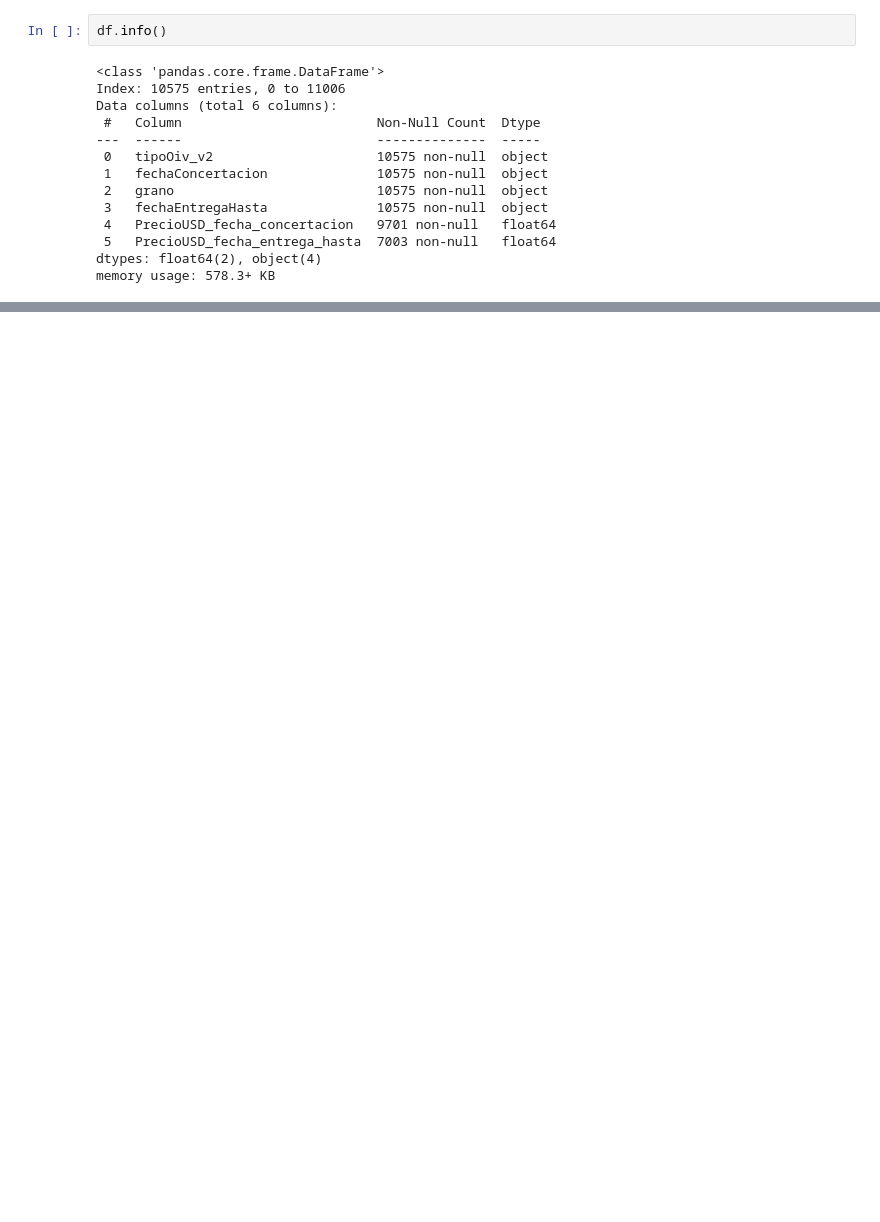
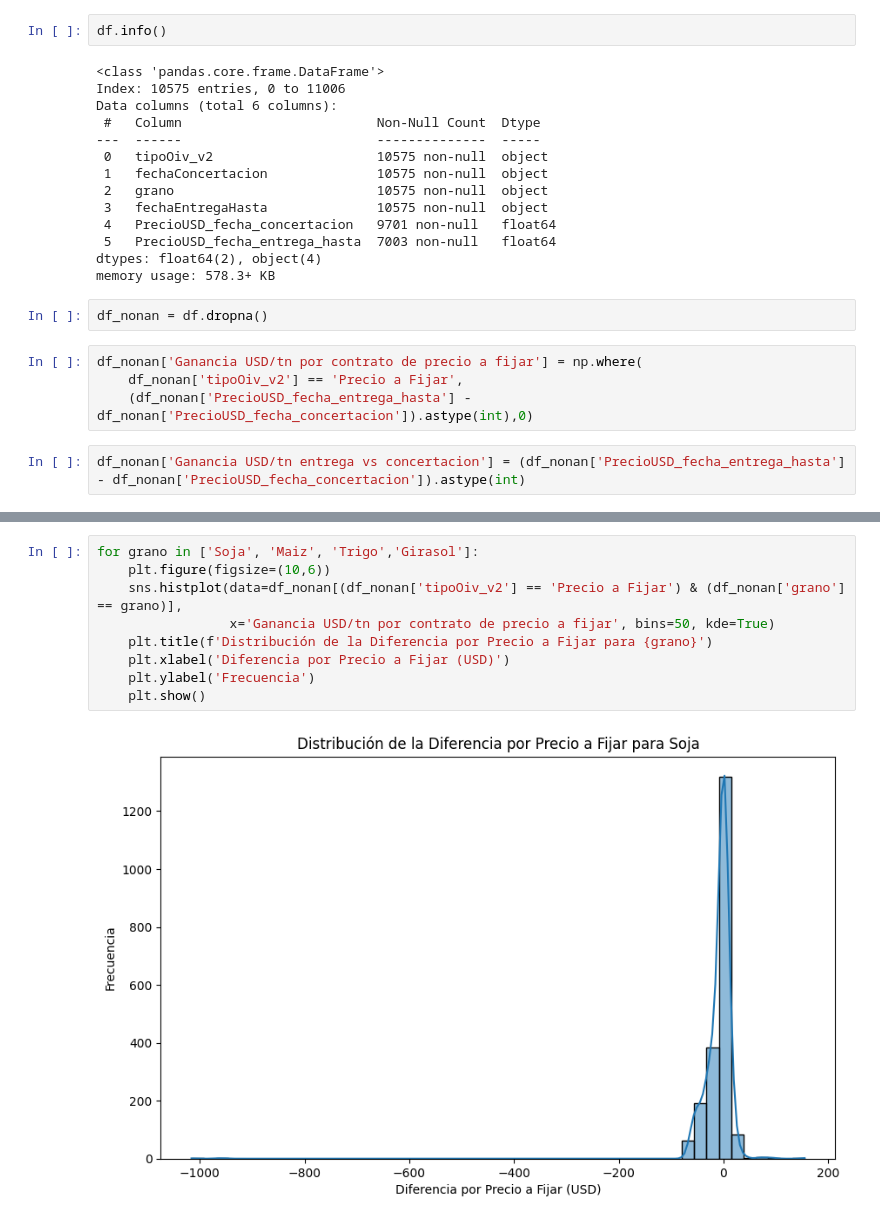
Before and after one commit to plijtmaer/web-mining-sio-granos, a Jupyter notebook: notebooks/5 - Precio Hecho vs. Precio a Fijar.ipynb, the cells around one changed output, grey strips where cells are left out. Cells and saved outputs as stored; diff of their text form; blank space fills up the shorter version.

```diff
--- a/notebooks/5 - Precio Hecho vs. Precio a Fijar.ipynb
+++ b/notebooks/5 - Precio Hecho vs. Precio a Fijar.ipynb
@@ -38,3 +40,11 @@ Data columns (total 6 columns):
  5   PrecioUSD_fecha_entrega_hasta  7003 non-null   float64
 dtypes: float64(2), object(4)
 memory usage: 578.3+ KB
+# %%
+df_nonan = df.dropna()
+# %%
+df_nonan['Ganancia USD/tn por contrato de precio a fijar'] = np.where(
+	df_nonan['tipoOiv_v2'] == 'Precio a Fijar',
+	(df_nonan['PrecioUSD_fecha_entrega_hasta'] - df_nonan['PrecioUSD_fecha_concertacion']).astype(int),0)
+# %%
+df_nonan['Ganancia USD/tn entrega vs concertacion'] = (df_nonan['PrecioUSD_fecha_entrega_hasta'] - df_nonan['PrecioUSD_fecha_concertacion']).astype(int)
@@ -40,0 +83,11 @@ memory usage: 578.3+ KB
+# %%
+for grano in ['Soja', 'Maiz', 'Trigo','Girasol']:
+    plt.figure(figsize=(10,6))
+    sns.histplot(data=df_nonan[(df_nonan['tipoOiv_v2'] == 'Precio a Fijar') & (df_nonan['grano'] == grano)],
+                 x='Ganancia USD/tn por contrato de precio a fijar', bins=50, kde=True)
+    plt.title(f'Distribución de la Diferencia por Precio a Fijar para {grano}')
+    plt.xlabel('Diferencia por Precio a Fijar (USD)')
+    plt.ylabel('Frecuencia')
+    plt.show()
+# %% [output]
+[figure, added]
```
Also changed, not shown: parts of 6 cells of this notebook.
